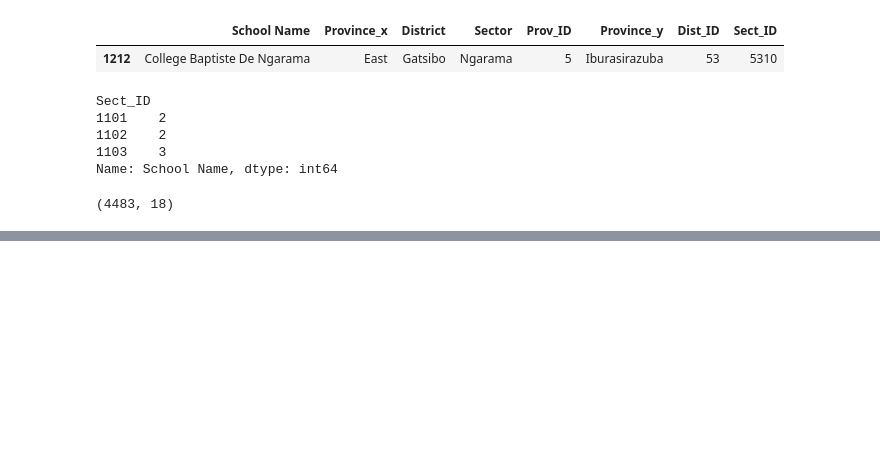
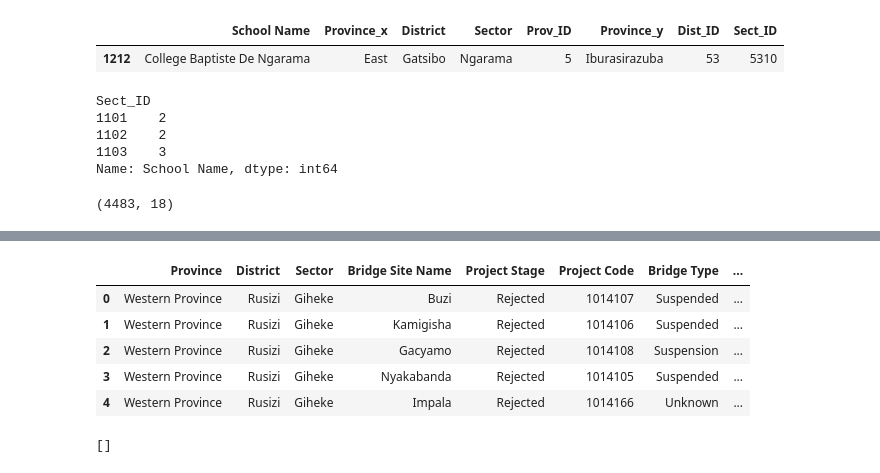
Before and after one commit to BloomTech-Labs/Labs25-Bridges_to_Prosperity-TeamC-ds, a Jupyter notebook: notebooks/merge_csvs.ipynb, the cells around one changed output, grey strips where cells are left out. Drawn from its saved outputs; the diff is of its cells as text; code cells hidden in the pictures; blank space fills up the shorter version.

```diff
--- a/notebooks/merge_csvs.ipynb
+++ b/notebooks/merge_csvs.ipynb
@@ -129,0 +152,13 @@ current_df.shape
+# %%
+current_df.head()
+# %% [output]
+|  | Province | District | Sector | Bridge Site Name | Project Stage | Project Code | Bridge Type | ... |
+| 0 | Western Province | Rusizi | Giheke | Buzi | Rejected | 1014107 | Suspended | ... |
+| 1 | Western Province | Rusizi | Giheke | Kamigisha | Rejected | 1014106 | Suspended | ... |
+| 2 | Western Province | Rusizi | Giheke | Gacyamo | Rejected | 1014108 | Suspension | ... |
+| 3 | Western Province | Rusizi | Giheke | Nyakabanda | Rejected | 1014105 | Suspended | ... |
+| 4 | Western Province | Rusizi | Giheke | Impala | Rejected | 1014166 | Unknown | ... |
+# %%
+[i for i in set(population['Sect_ID']) if i not in set(govt_df['Sect_ID']) ]
+# %% [output]
+[]
```
Also changed, not shown: parts of 19 cells of this notebook.
